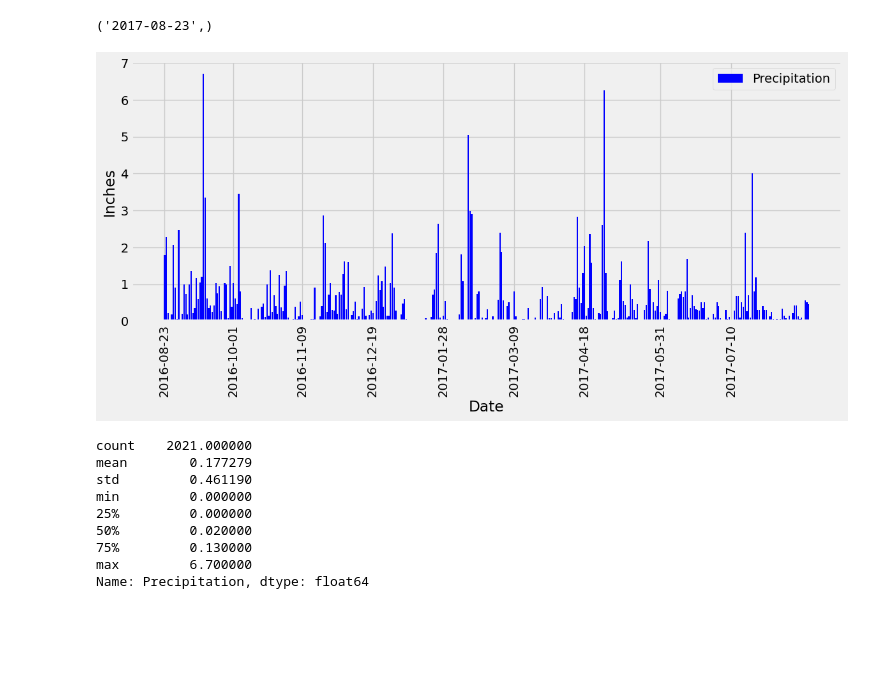
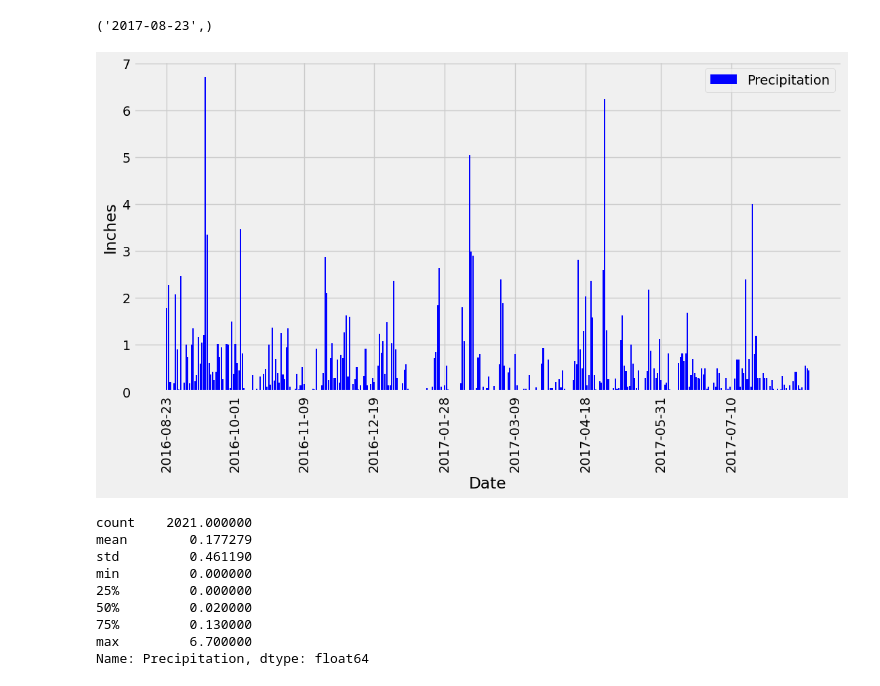
Before and after one commit to HGShelton/sqlalchemy_challenge, a Jupyter notebook: SurfsUp/climate_starter.ipynb, the cells around one changed output. Cells and saved outputs as stored; diff of their text form; code cells hidden in the pictures; blank space fills up the shorter version.

```diff
--- a/SurfsUp/climate_starter.ipynb
+++ b/SurfsUp/climate_starter.ipynb
@@ -48,38 +48,36 @@ most_recent_date
 # %%
 # Design a query to retrieve the last 12 months of precipitation data and plot the results.
 # Starting from the most recent data point in the database.
 recent_date = datetime.strptime('2017-08-23', '%Y-%m-%d')
 
 # Calculate the date one year from the last date in data set.
 one_year_ago = recent_date - dt.timedelta(days=366)
 
 # Perform a query to retrieve the data and precipitation scores
 precipitation_data = session.query(measurements.date, measurements.prcp).\
-                    filter(measurements.date >= one_year_ago).\
-                    filter(measurements.date <= recent_date).all()
+                    filter(measurements.date >= one_year_ago).all()
 
 # Save the query results as a Pandas DataFrame. Explicitly set the column names
 # used ChatGpt to determine error in dates, needed to convert dates to datetime format
 df = pd.DataFrame(precipitation_data, columns=['Date', 'Precipitation'])
 df['Date'] = pd.to_datetime(df['Date'])
 
 # Sort the dataframe by date
 df.sort_values(by='Date', inplace=True)
 
 # Use Pandas Plotting with Matplotlib to plot the data
 plt.figure(figsize=(12, 6))
-plt.bar(df['Date'], df['Precipitation'], width=0.8, color='blue', label='Precipitation')
+plt.bar(df['Date'], df['Precipitation'], width=0.8, color='blue')
 plt.xlabel('Date')
 plt.ylabel('Inches')
-plt.legend()
+plt.legend(['Precipitation'])
 
-specific_dates = ['2016-08-23', '2016-10-01', '2016-11-09', '2016-12-19', '2017-01-28', '2017-03-09', '2017-04-18',
+tick_locations = ['2016-08-23', '2016-10-01', '2016-11-09', '2016-12-19', '2017-01-28', '2017-03-09', '2017-04-18',
                  '2017-05-31', '2017-07-10']
-plt.xticks(specific_dates, rotation=90)
-plt.tight_layout()
+plt.xticks(tick_locations, rotation=90)
 plt.show()
 # %% [output]
-[figure, old version]
+[figure, new version]
 # %%
 # Use Pandas to calculate the summary statistics for the precipitation data
 prcp_stats = df['Precipitation'].describe()
```
Also changed, not shown: parts of 4 cells of this notebook, 1 other file.
